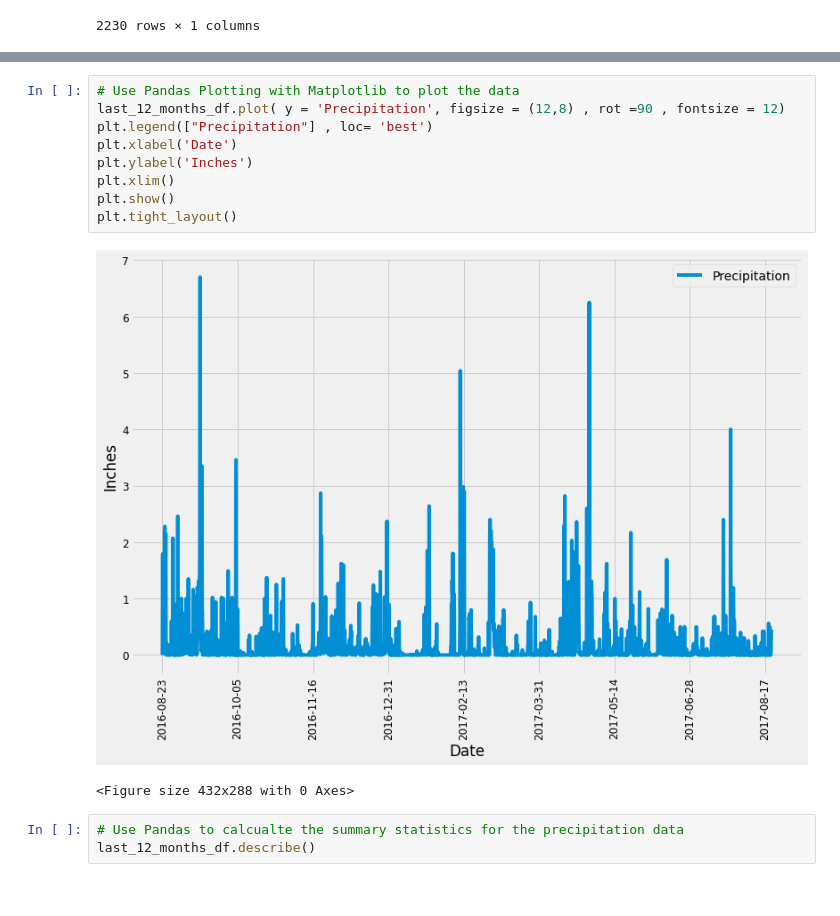
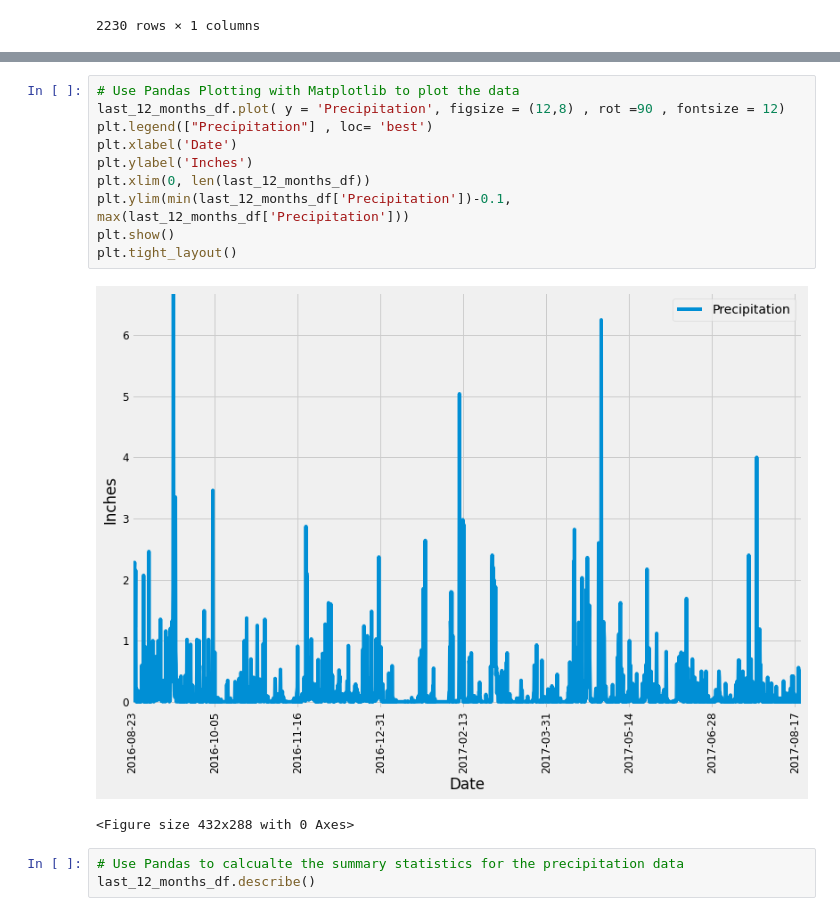
Before and after one commit to divya-gh/sqlalchemy-challenge, a Jupyter notebook: climate_starter.ipynb, the cells around one changed output, grey strips where cells are left out. Cells and saved outputs as stored; diff of their text form.

```diff
--- a/climate_starter.ipynb
+++ b/climate_starter.ipynb
@@ -118,14 +102,15 @@ last_12_months_df
 # %%
 # Use Pandas Plotting with Matplotlib to plot the data
 last_12_months_df.plot( y = 'Precipitation', figsize = (12,8) , rot =90 , fontsize = 12)
 plt.legend(["Precipitation"] , loc= 'best')
 plt.xlabel('Date')
 plt.ylabel('Inches')
-plt.xlim()
+plt.xlim(0, len(last_12_months_df))
+plt.ylim(min(last_12_months_df['Precipitation'])-0.1, max(last_12_months_df['Precipitation']))
 plt.show()
 plt.tight_layout()
 # %% [output]
-[figure, old version]
+[figure, new version]
 <Figure size 432x288 with 0 Axes>
 # %%
 # Use Pandas to calcualte the summary statistics for the precipitation data
```
Also changed, not shown: parts of 1 cell of this notebook.
